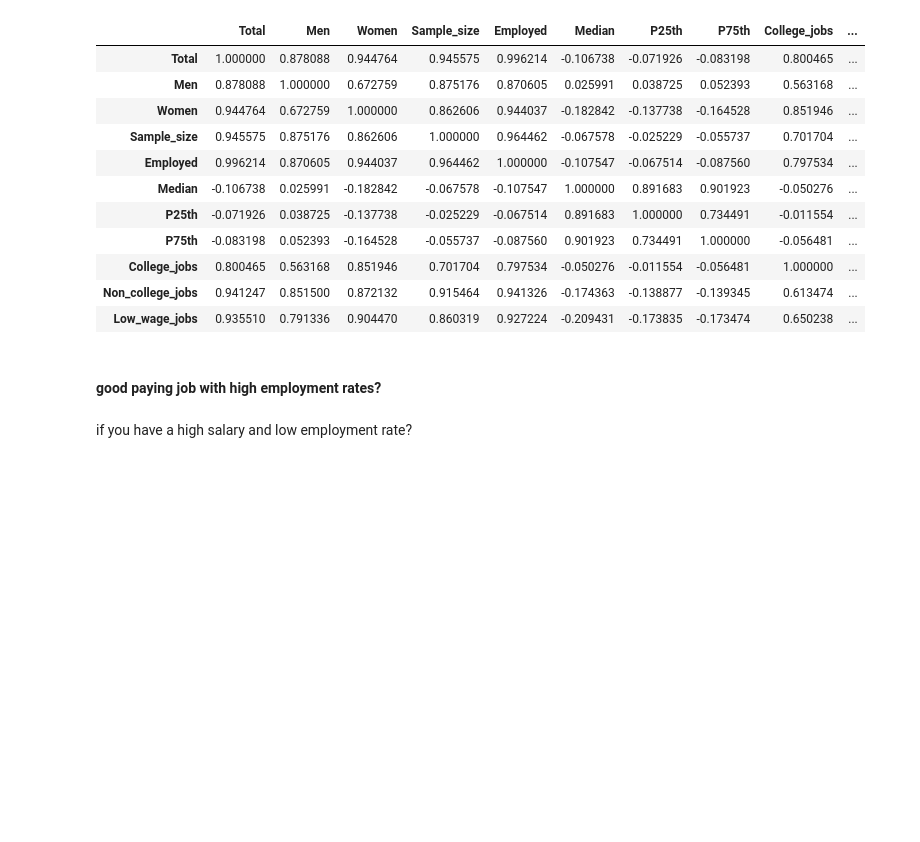
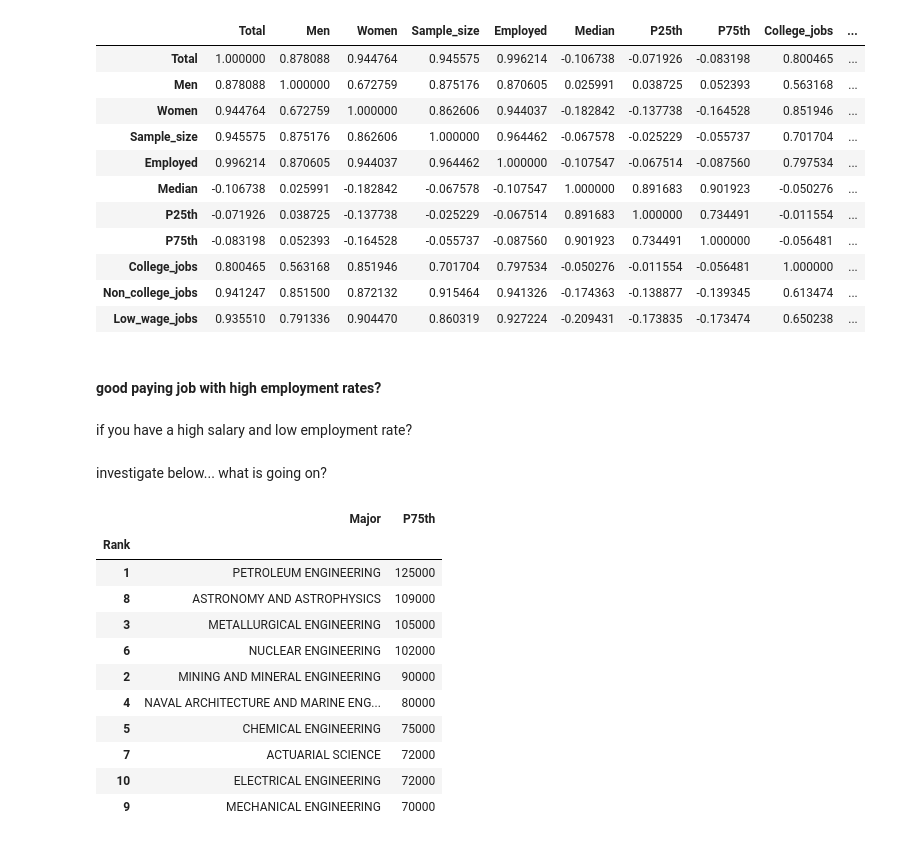
Before and after one commit to aemerson2024/data-science-2022F, a Jupyter notebook: unit2/eda/project2.ipynb, the cells around one changed output. Drawn from its saved outputs; the diff is of its cells as text; code cells hidden in the pictures; blank space fills up the shorter version.

```diff
--- a/unit2/eda/project2.ipynb
+++ b/unit2/eda/project2.ipynb
@@ -260,7 +259,24 @@ grad_data_corr
 | College_jobs | 0.800465 | 0.563168 | 0.851946 | 0.701704 | 0.797534 | -0.050276 | -0.011554 | -0.056481 | 1.000000 | ... |
 | Non_college_jobs | 0.941247 | 0.851500 | 0.872132 | 0.915464 | 0.941326 | -0.174363 | -0.138877 | -0.139345 | 0.613474 | ... |
 | Low_wage_jobs | 0.935510 | 0.791336 | 0.904470 | 0.860319 | 0.927224 | -0.209431 | -0.173835 | -0.173474 | 0.650238 | ... |
-# %% [markdown]
-#### good paying job with high employment rates?
-# %% [markdown]
-if you have a high salary and low employment rate?
+# %% [markdown]
+#### good paying job with high employment rates?
+# %% [markdown]
+if you have a high salary and low employment rate?
+# %% [markdown]
+investigate below... what is going on?
+# %%
+grad_data.loc[0:10, ["Major", "P75th"]].sort_values(by='P75th', ascending=False)
+# %% [output]
+|  | Major | P75th |
+| Rank |  |  |
+| 1 | PETROLEUM ENGINEERING | 125000 |
+| 8 | ASTRONOMY AND ASTROPHYSICS | 109000 |
+| 3 | METALLURGICAL ENGINEERING | 105000 |
+| 6 | NUCLEAR ENGINEERING | 102000 |
+| 2 | MINING AND MINERAL ENGINEERING | 90000 |
+| 4 | NAVAL ARCHITECTURE AND MARINE ENG... | 80000 |
+| 5 | CHEMICAL ENGINEERING | 75000 |
+| 7 | ACTUARIAL SCIENCE | 72000 |
+| 10 | ELECTRICAL ENGINEERING | 72000 |
+| 9 | MECHANICAL ENGINEERING | 70000 |
```
Also changed, not shown: parts of 23 cells of this notebook.
